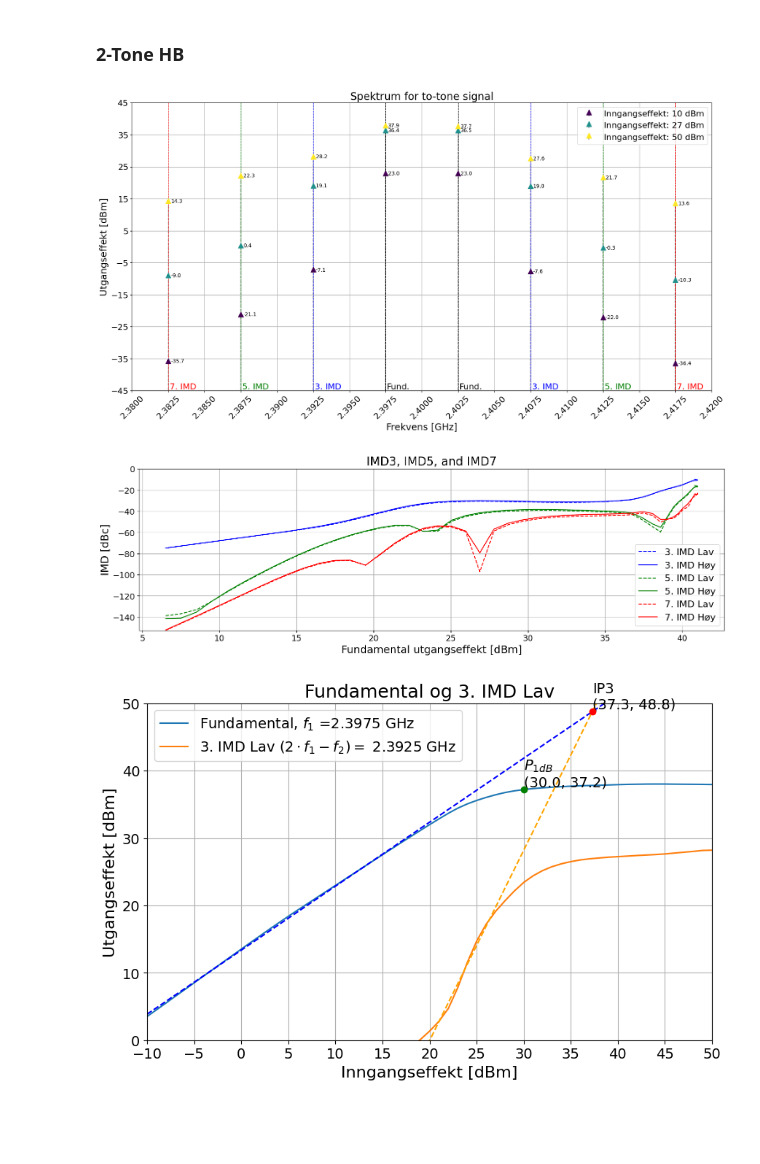
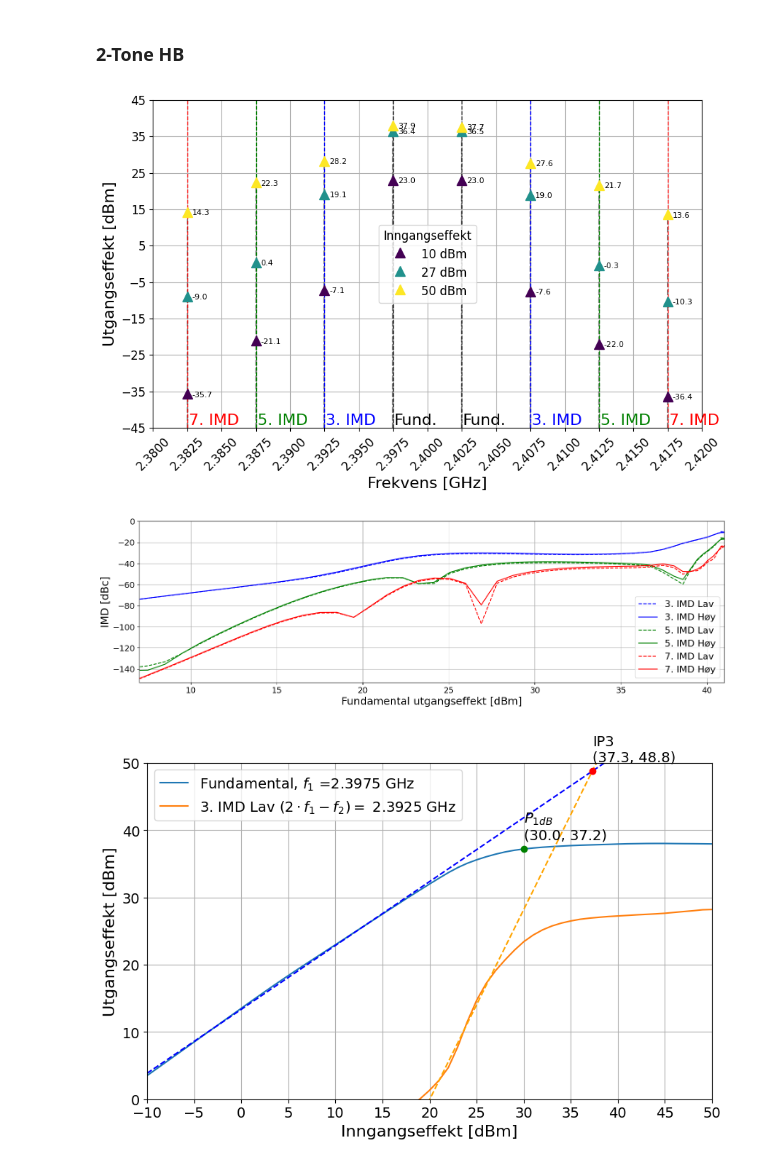
Before and after one commit to SkaugJr/TTT4201-Radiosystemdesign, a Jupyter notebook: Databehandling/Visualisering.ipynb, the cells around one changed output. Saved outputs shown, nothing was run; the diff lists cells and outputs as text; code cells hidden in the pictures; blank space fills up the shorter version.

```diff
--- a/Databehandling/Visualisering.ipynb
+++ b/Databehandling/Visualisering.ipynb
@@ -346,7 +360,7 @@ for i, Power in enumerate(Power_values):
         linefmt='--',
         markerfmt='^',
         basefmt=' ',
-        label=f'Inngangseffekt: {Power} dBm',
+        label=f'{Power} dBm',
         bottom=min_value,
     )
     plt.setp(markerline, 'zorder', 3, 'markersize', 10, 'color', cmap(i))  # Set marker z-order, size, and color
@@ -354,14 +368,14 @@ for i, Power in enumerate(Power_values):
     plt.setp(baseline, 'zorder', 1)  # Set baseline z-order
 
     for x, y in zip(harmonic_frequencies, Spektrum1Tone.loc[idx].values[0][1:]):
-        plt.annotate(f'{y:.1f}', xy=(x, y), xytext=(5, -3), textcoords='offset points', fontsize=10, color='black')
+        plt.annotate(f'{y:.1f}', xy=(x, y), xytext=(5, -3), textcoords='offset points', fontsize=12, color='black')
 
-plt.xticks(harmonic_frequencies, [f'{freq}' for freq in harmonic_frequencies])
-plt.yticks(np.arange(np.floor(min_value / step) * step, np.ceil(max_value / step) * step + 1, step))
-plt.xlabel('Frekvens [GHz]')
-plt.ylabel('Utgangseffekt [dBm]')
-plt.title('Utgangseffekt for harmoniske frekvenser')
-plt.legend()
+plt.xticks(harmonic_frequencies, [f'{freq}' for freq in harmonic_frequencies], fontsize=14)
+plt.yticks(np.arange(np.floor(min_value / step) * step, np.ceil(max_value / step) * step + 1, step), fontsize=14)
+plt.xlabel('Frekvens [GHz]', fontsize=16)
+plt.ylabel('Utgangseffekt [dBm]', fontsize=16)
+#plt.title('Utgangseffekt for harmoniske frekvenser', fontsize=18)
+plt.legend(title="Inngangseffekt", title_fontsize=12, fontsize=12, loc='center left')
 plt.grid(True)
 plt.show()
 # %% [output]
@@ -457,7 +471,7 @@ Spektrum2Tone_Fund.loc[:, 'Frequency'] = Spektrum2Tone_Fund['Frequency'] / 1e9
 Power_values = [10, 27, 50]  # dBm
 cmap = plt.get_cmap('viridis', len(Power_values))
 
-plt.figure(figsize=(20, 10))
+plt.figure(figsize=(10, 6))
 for i, Power in enumerate(Power_values):
     idx = (Spektrum2Tone_Fund['RFPower'] == Power)
     freqs = Spektrum2Tone_Fund[idx]['Frequency'].values
@@ -469,47 +483,47 @@ for i, Power in enumerate(Power_values):
         linefmt='--',
         markerfmt='^',
         basefmt=' ',
-        label=f'Inngangseffekt: {Power} dBm',
+        label=f'{Power} dBm',
         bottom=min_value
     )
     plt.setp(markerline, 'zorder', 3, 'markersize', 10, 'color', cmap(i))  # Set marker z-order, size, and color
     plt.setp(stemlines, 'zorder', 2, 'color', 'gray')   # Set stem line z-order and color
     plt.setp(baseline, 'zorder', 1)  # Set baseline z-order
 
     for x, y in zip(freqs, values):
-        plt.annotate(f'{y:.1f}', xy=(x, y), xytext=(5, -3), textcoords='offset points', fontsize=10, color='black')
+        plt.annotate(f'{y:.1f}', xy=(x, y), xytext=(5, -3), textcoords='offset points', fontsize=8, color='black')
 
 # Annotate IMD products with vertical lines and text labels
 for fund in Fund_freqs:
     plt.axvline(x=fund, color='k', linestyle='--', linewidth=1)
     plt.text(fund+0.0001, -45, 'Fund.', verticalalignment='bottom', fontsize=16)
 
 for imd_freq in imd_3rd:
     plt.axvline(x=imd_freq, color='b', linestyle='--', linewidth=1)
     plt.text(imd_freq+0.0001, -45, '3. IMD', verticalalignment='bottom', fontsize=16, color='b')
 
 for imd_freq in imd_5th:
     plt.axvline(x=imd_freq, color='g', linestyle='--', linewidth=1)
     plt.text(imd_freq+0.0001, -45, '5. IMD', verticalalignment='bottom', fontsize=16, color='g')
 
 for imd_freq in imd_7th:
     plt.axvline(x=imd_freq, color='r', linestyle='--', linewidth=1)
     plt.text(imd_freq+0.0001, -45, '7. IMD', verticalalignment='bottom', fontsize=16, color='r')
 
-plt.xlabel('Frekvens [GHz]', fontsize=18)
-plt.ylabel('Utgangseffekt [dBm]', fontsize=18)
-plt.title('Spektrum for to-tone signal', fontsize=20)
-plt.legend(fontsize=16)
+plt.xlabel('Frekvens [GHz]', fontsize=16)
+plt.ylabel('Utgangseffekt [dBm]', fontsize=16)
+#plt.title('Spektrum for to-tone signal', fontsize=20)
+plt.legend(title="Inngangseffekt", title_fontsize=12, fontsize=12)
 
 plt.xlim(2.38, 2.42)
-plt.xticks(np.arange(2.38, 2.42 + 0.0001, 0.0025), fontsize=16, rotation=45)
+plt.xticks(np.arange(2.38, 2.42 + 0.0001, 0.0025), fontsize=12, rotation=45)
 plt.ylim(-45, 40)
-plt.yticks(np.arange(-45, 40 + 10, 10), fontsize=16)
+plt.yticks(np.arange(-45, 40 + 10, 10), fontsize=12)
 
 plt.grid(True)
 plt.show()
 # %% [output]
-[figure, old version]
+[figure, new version]
 # %%
 IMD3 = np.loadtxt('Data/Simulering/HB_2Tone/IMD3.csv', delimiter=',', skiprows=16)
 IMD3 = pd.DataFrame(IMD3, columns=['P_out_fund', 'IMD3_low', 'IMD3_high'])
@@ -541,8 +555,9 @@ plt.plot(IMD7['P_out_fund'], IMD7['IMD7_high'], 'r-', label='7. IMD Høy')
 # Set labels and title
 plt.xlabel('Fundamental utgangseffekt [dBm]', fontsize=18)
 plt.ylabel('IMD [dBc]', fontsize=18)
-plt.title('IMD3, IMD5, and IMD7', fontsize=20)
+#plt.title('IMD3, IMD5, and IMD7', fontsize=20)
 plt.ylim(y_min, y_max)
+plt.xlim(7, 41)
 
 # Add legend
 plt.legend(fontsize=16)
@@ -557,7 +572,7 @@ plt.yticks(fontsize=14)
 # Show the plot
 plt.show()
 # %% [output]
-[figure, old version]
+[figure, new version]
 # %%
 # Load the data
 Put_fund_3rd_low = np.loadtxt('Data/Simulering/HB_2Tone/Put_fund_3rd_low.csv', delimiter=',', skiprows=16)
@@ -598,15 +613,15 @@ plt.plot(Put_fund_3rd_low['RFPower'], np.polyval(imd3_fit, Put_fund_3rd_low['RFP
 
 # Plot the IP3 point
 plt.scatter(ip3_x, ip3_y, color='red', zorder=5)
-plt.text(ip3_x, ip3_y, f'IP3\n({ip3_x:.1f}, {ip3_y:.1f})', fontsize=14, verticalalignment='bottom')
+plt.text(ip3_x, ip3_y+1, f'IP3\n({ip3_x:.1f}, {ip3_y:.1f})', fontsize=14, verticalalignment='bottom')
 
 # Plot the 1dB compression point
 plt.scatter(p1db_x, p1db_y, color='green', zorder=5)
-plt.text(p1db_x, p1db_y, '$P_{1dB}$'+f'\n({p1db_x:.1f}, {p1db_y:.1f})', fontsize=14, verticalalignment='bottom')
+plt.text(p1db_x, p1db_y+1, '$P_{1dB}$'+f'\n({p1db_x:.1f}, {p1db_y:.1f})', fontsize=14, verticalalignment='bottom')
 
 plt.xlabel('Inngangseffekt [dBm]', fontsize=16)
 plt.ylabel('Utgangseffekt [dBm]', fontsize=16)
-plt.title('Fundamental og 3. IMD Lav', fontsize=18)
+#plt.title('Fundamental og 3. IMD Lav', fontsize=18)
 plt.legend(loc='upper left', fontsize=14)
 plt.grid(True)
 
@@ -617,4 +632,4 @@ plt.yticks(fontsize=14)
 
 plt.show()
 # %% [output]
-[figure, old version]
+[figure, new version]
```
Also changed, not shown: parts of 3 cells of this notebook.
